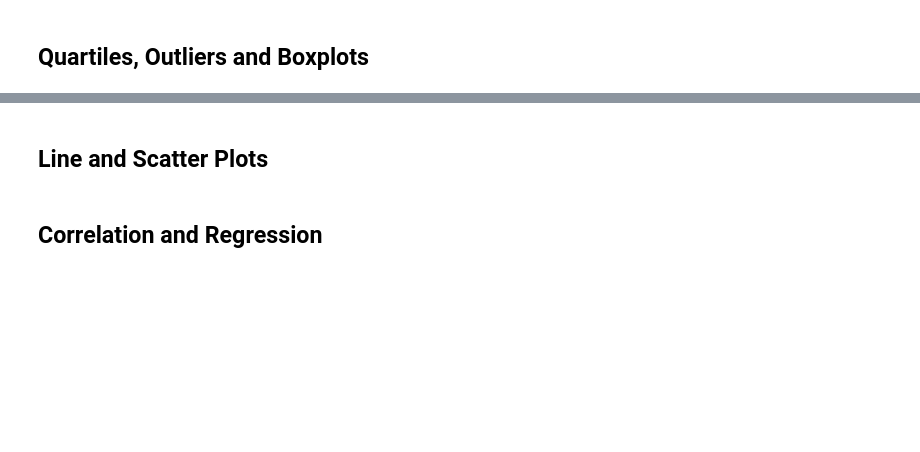
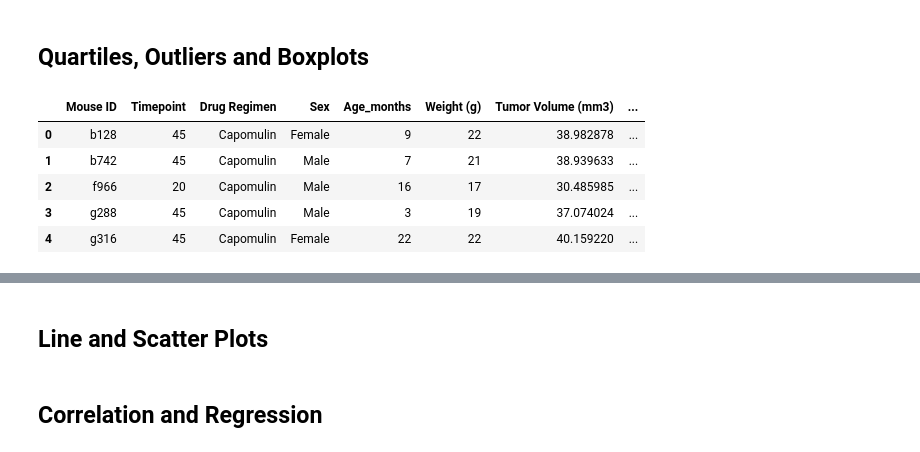
Before and after one commit to StephanieMcNutt/matplotlib_challenge, a Jupyter notebook: main.ipynb, the cells around one changed output, grey strips where cells are left out. Drawn from its saved outputs; the diff is of its cells as text; code cells hidden in the pictures; blank space fills up the shorter version.

Commit message:
DateFrame for drug boxplot

```diff
--- a/main.ipynb
+++ b/main.ipynb
@@ -215,2 +215,24 @@ plt.show
 # %% [markdown]
 ## Quartiles, Outliers and Boxplots
+# %%
+# Calculate the final tumor volume of each mouse across four of the treatment regimens:
+# Capomulin, Ramicane, Infubinol, and Ceftamin
+# Start by getting the last (greatest) timepoint for each mouse
+#create a dataframe for each drug
+capomulin_df = clean_df.loc[clean_df["Drug Regimen"] == "Capomulin"]
+ramicane_df = clean_df.loc[clean_df["Drug Regimen"] == "Ramicane"]
+infubinol_df = clean_df.loc[clean_df["Drug Regimen"] == "Infubinol"]
+ceftamin_df = clean_df.loc[clean_df["Drug Regimen"] == "Ceftamin"]
+# %%
+#Creat the capomulin data frame
+capomulin_last = capomulin_df.groupby("Mouse ID").max()['Timepoint']
+capomulin_last_df = pd.DataFrame(capomulin_last)
+capomulin_merge = pd.merge(capomulin_last_df, clean_df, on=("Mouse ID", "Timepoint"), how='left')
+capomulin_merge.head()
+# %% [output]
+|  | Mouse ID | Timepoint | Drug Regimen | Sex | Age_months | Weight (g) | Tumor Volume (mm3) | ... |
+| 0 | b128 | 45 | Capomulin | Female | 9 | 22 | 38.982878 | ... |
+| 1 | b742 | 45 | Capomulin | Male | 7 | 21 | 38.939633 | ... |
+| 2 | f966 | 20 | Capomulin | Male | 16 | 17 | 30.485985 | ... |
+| 3 | g288 | 45 | Capomulin | Male | 3 | 19 | 37.074024 | ... |
+| 4 | g316 | 45 | Capomulin | Female | 22 | 22 | 40.159220 | ... |
```
Also changed, not shown: parts of 7 cells of this notebook.
